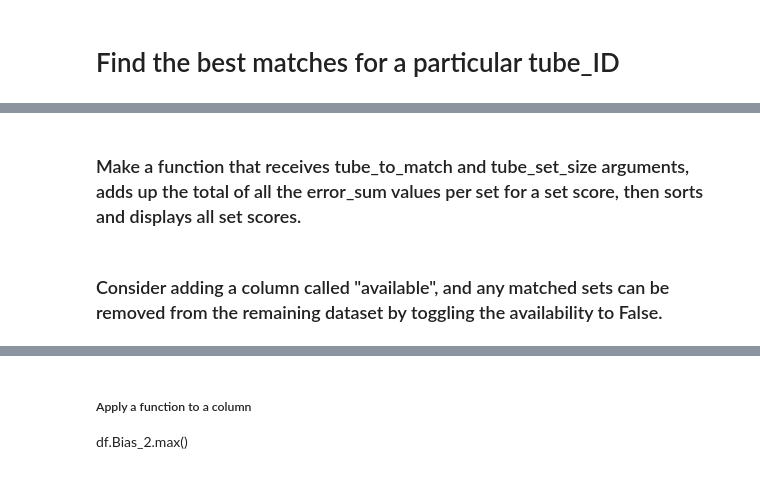
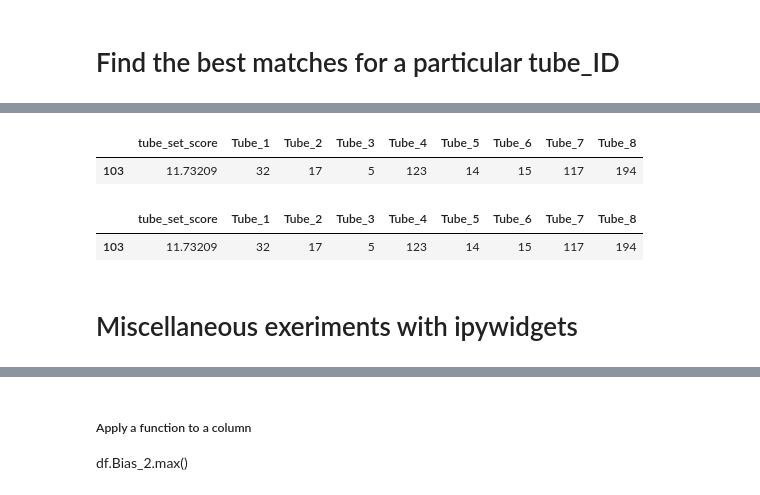
Before and after one commit to rrMacKinnon/Electrona_uTracer, a Jupyter notebook: Electrona_uTracer_OneJupyter.ipynb, the cells around one changed output, grey strips where cells are left out. Saved outputs shown, nothing was run; the diff lists cells and outputs as text; code cells hidden in the pictures.

```diff
--- a/Electrona_uTracer_OneJupyter.ipynb
+++ b/Electrona_uTracer_OneJupyter.ipynb
@@ -203,13 +146,0 @@ print('Tube Set Score =',tube_set_total_error, ' (lower is better)')
-# %%
-tube_set_size = 8
-tube_list = list(df_dif.ref_tube_ID.unique().astype(str))
-
-
-
-tube_to_match = str(tube_list[0])
-print("The first chosen tube is:", tube_to_match)
-df_temp_tube_set = df_dif[(df_dif.ref_tube_ID == tube_to_match)].sort_values('error_sum').head(tube_set_size)
-
-
-# Creating a new dataframe showing only tube_set_size number of nearest matches to the chosen tube_to_match
-df_tube_set
@@ -266,0 +264,10 @@ print("Tube S8et Score:", tube_set_score)
+# %%
+df_best_tube_sets
+# %% [output]
+|  | tube_set_score | Tube_1 | Tube_2 | Tube_3 | Tube_4 | Tube_5 | Tube_6 | Tube_7 | Tube_8 |
+| 103 | 11.73209 | 32 | 17 | 5 | 123 | 14 | 15 | 117 | 194 |
+# %%
+df_best_set_temp
+# %% [output]
+|  | tube_set_score | Tube_1 | Tube_2 | Tube_3 | Tube_4 | Tube_5 | Tube_6 | Tube_7 | Tube_8 |
+| 103 | 11.73209 | 32 | 17 | 5 | 123 | 14 | 15 | 117 | 194 |
@@ -267,3 +282,5 @@ print("Tube S8et Score:", tube_set_score)
+# %% [markdown]
+# Miscellaneous exeriments with ipywidgets
 # %%
 import ipywidgets as wg
 from ipywidgets import Layout, Box
@@ -298,8 +315,4 @@ box
 
 # display(tube_ID_select_box,matched_tube_box)
 # tube_ID_select_box.observe(respond)
-# %% [markdown]
-### Make a function that receives tube_to_match and tube_set_size arguments, adds up the total of all the error_sum values per set for a set score, then sorts and displays all set scores.
-# %% [markdown]
-### Consider adding a column called "available", and any matched sets can be removed from the remaining dataset by toggling the availability to False.
 # %% [markdown]
```
Also changed, not shown: parts of 11 cells of this notebook.
